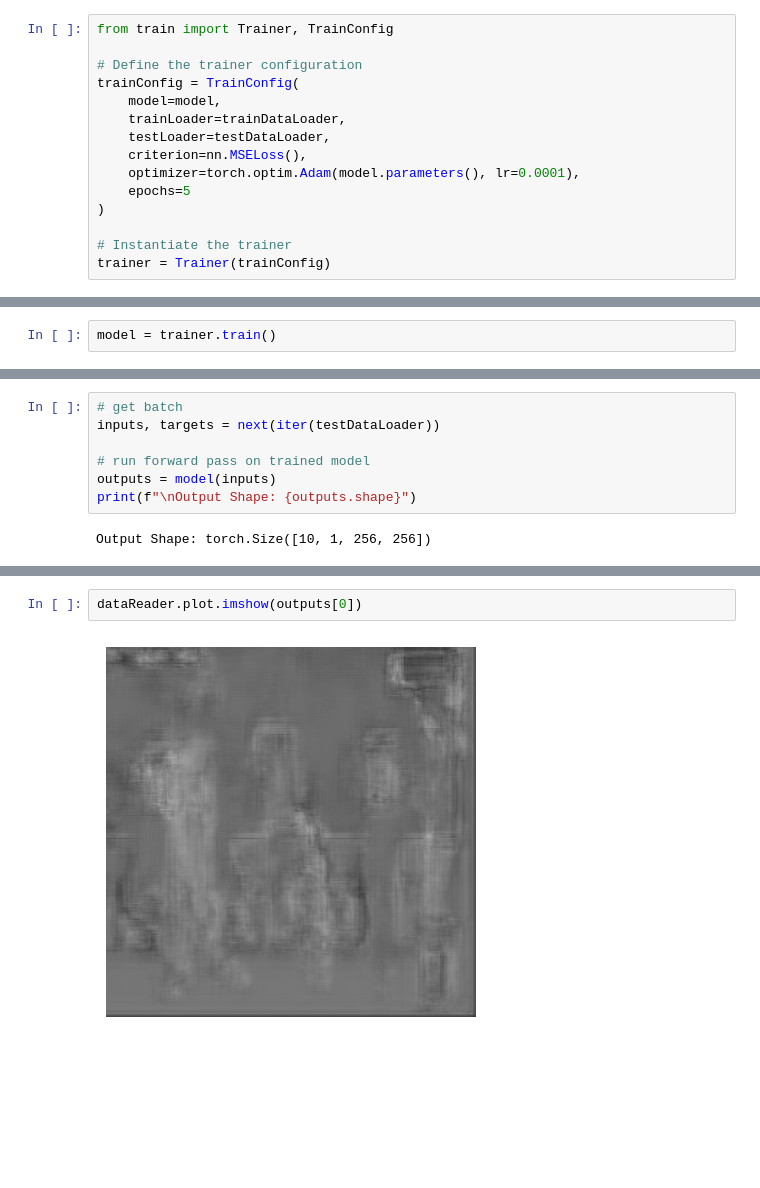
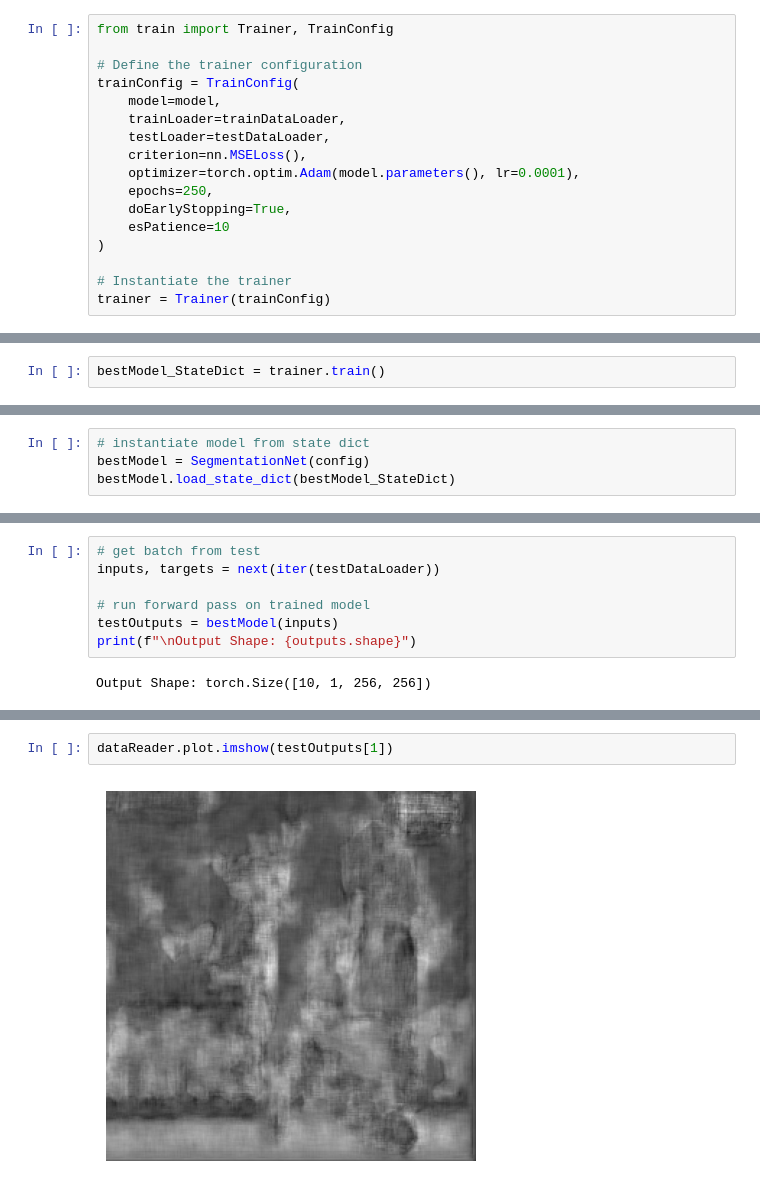
Before and after one commit to Holindauer/SoccerSegmentation, a Jupyter notebook: trainNotebook.ipynb, the cells around one changed output, grey strips where cells are left out. Cells and saved outputs as stored; diff of their text form; blank space fills up the shorter version.

Commit message:
ran training. Model learned mapping but very fuzzy.

```diff
--- a/trainNotebook.ipynb
+++ b/trainNotebook.ipynb
@@ -93,7 +109,9 @@ trainConfig = TrainConfig(
     testLoader=testDataLoader,
     criterion=nn.MSELoss(),
     optimizer=torch.optim.Adam(model.parameters(), lr=0.0001),
-    epochs=5
+    epochs=250,
+    doEarlyStopping=True,
+    esPatience=10
 )
 
 # Instantiate the trainer
@@ -105,5 +125,5 @@ len(testDataLoader)
 # %% [markdown]
 # Train the Model
 # %%
-model = trainer.train()
+bestModel_StateDict = trainer.train()
 # %% [output]
@@ -115,2 +147,6 @@ Epoch 5 Train Loss: 0.2056 Test Loss: 0.0046
 # %% [markdown]
 # Inspect Results
+# %%
+# instantiate model from state dict
+bestModel = SegmentationNet(config)
+bestModel.load_state_dict(bestModel_StateDict)
@@ -117,9 +177,9 @@ Epoch 5 Train Loss: 0.2056 Test Loss: 0.0046
 # %%
-# get batch
+# get batch from test
 inputs, targets = next(iter(testDataLoader))
 
 # run forward pass on trained model
-outputs = model(inputs)
+testOutputs = bestModel(inputs)
 print(f"\nOutput Shape: {outputs.shape}")
 # %% [output]
 Output Shape: torch.Size([10, 1, 256, 256])
@@ -131,4 +186,4 @@ dataReader.plot.imshow(inputs[0])
 # %%
-dataReader.plot.imshow(outputs[0])
+dataReader.plot.imshow(testOutputs[1])
 # %% [output]
-[figure, old version]
+[figure, new version]
```
Also changed, not shown: parts of 18 cells of this notebook, 2 other files.
